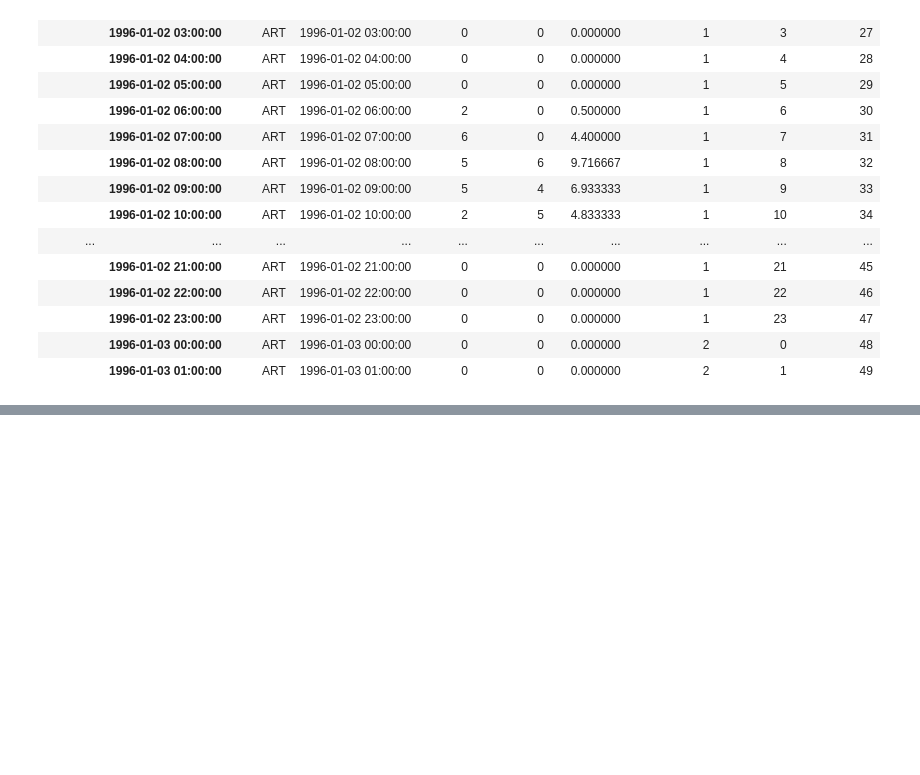
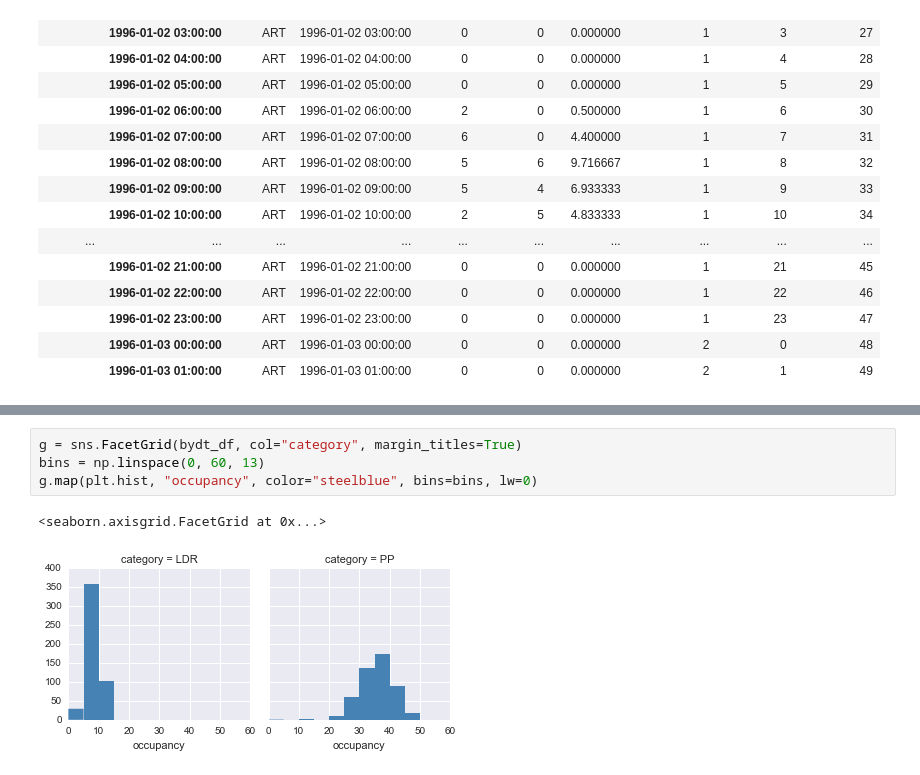
Before and after one commit to misken/hillmaker, a Jupyter notebook: hillmaker/hillPyTesting-Core.ipynb, the cells around one changed output, grey strips where cells are left out. Saved outputs shown, nothing was run; the diff lists cells and outputs as text; blank space fills up the shorter version.

```diff
--- a/hillmaker/hillPyTesting-Core.ipynb
+++ b/hillmaker/hillPyTesting-Core.ipynb
@@ -415,0 +522,7 @@ Wall time: 1min 17s
+# %%
+g = sns.FacetGrid(bydt_df, col="category", margin_titles=True)
+bins = np.linspace(0, 60, 13)
+g.map(plt.hist, "occupancy", color="steelblue", bins=bins, lw=0)
+# %% [output]
+<seaborn.axisgrid.FacetGrid at 0x...>
+[figure, added]
```
Also changed, not shown: parts of 14 cells of this notebook, 1 other file.
